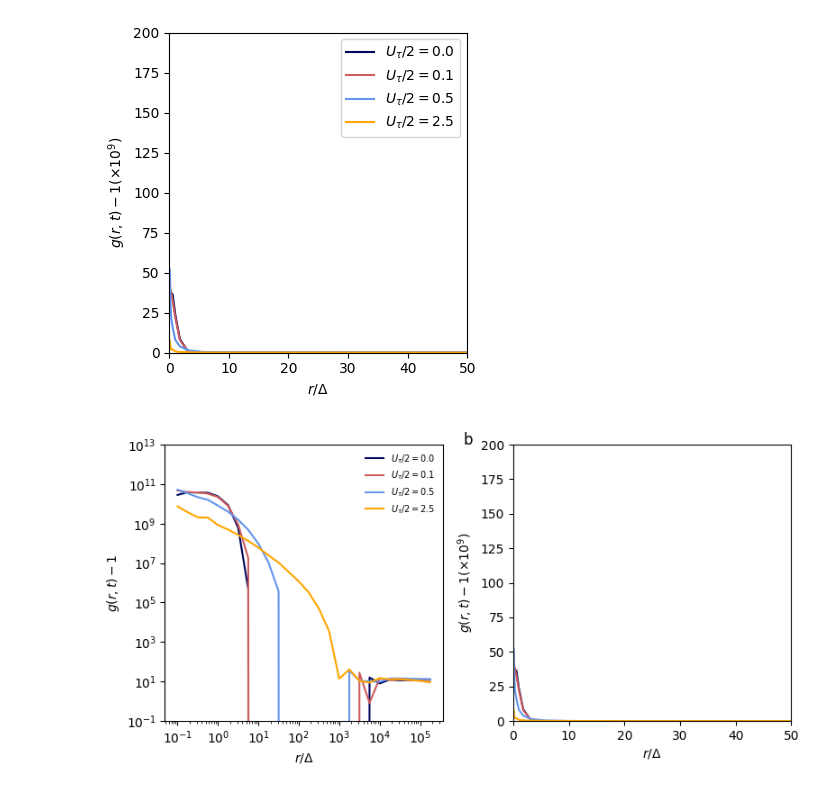
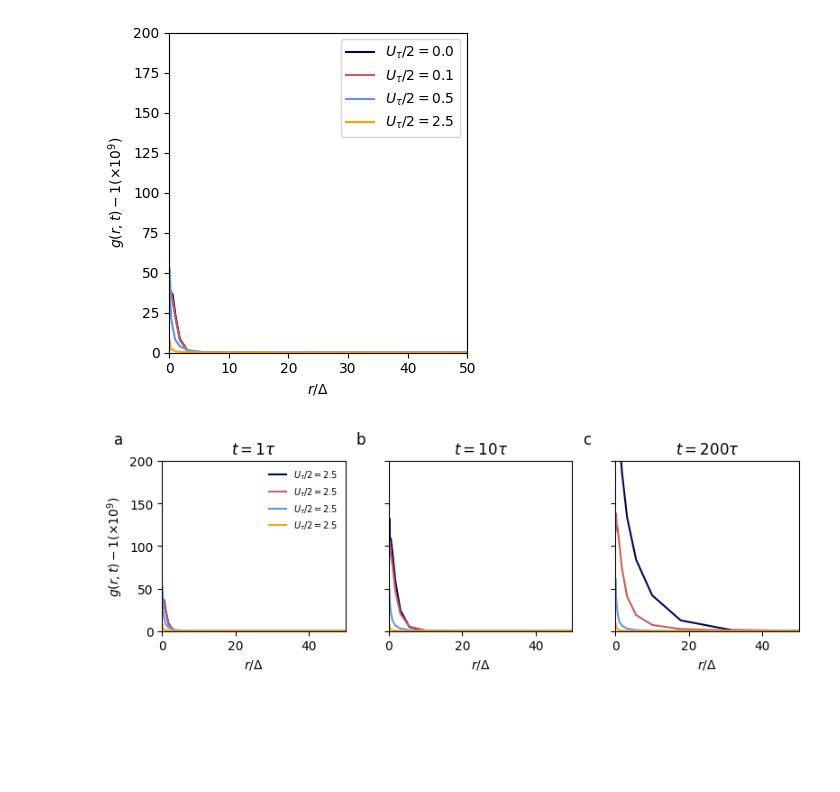
Before and after one commit to KatharinaBracher/Brownian-Bug-Model, a Jupyter notebook: figures.ipynb, the cells around one changed output. Drawn from its saved outputs; the diff is of its cells as text; code cells hidden in the pictures; blank space fills up the shorter version.

```diff
--- a/figures.ipynb
+++ b/figures.ipynb
@@ -274,49 +274,66 @@ plt.savefig('figures/histo_no_clustering.pdf', bbox_inches='tight')
 # %%
 Utot_list = [0.0, 0.1, 0.5, 2.5]
 gamma_list = [-2.82*10**(-15), 0.0264, 0.506, 2.43]
 
-results = np.load('data/results_histograms_short_1.npy', allow_pickle=True)
+results1 = np.load('data/results_histograms_short_1.npy', allow_pickle=True)
+results10 = np.load('data/results_histograms_short_10.npy', allow_pickle=True)
+results200 = np.load('data/results_histograms_short200.npy', allow_pickle=True)
 
 colours = ['#00065c', 'indianred', 'cornflowerblue', 'orange']
 
-fig, ax = plt.subplots(1,2, figsize=(8,4))
+fig, ax = plt.subplots(1,3, figsize=(8,3), sharex=True, sharey=True)
 
-#ax[0].plot(results[0,0], results[0,3], '--', color = 'k', label=f'Analytical Solution')
-for i, (radii, pcf_dx, pcf_dp, exact_sol) in enumerate(results):
-    colour = colours[i % len(colours)]
-    radii = np.array(radii)
-    pcf_dx = np.array(pcf_dx)
-    exact_sol = np.array(exact_sol)
-    Utot = Utot_list[i]
-    ax[0].loglog(radii, pcf_dx - 1, color=colour, label=f'$U_{{\\tau}}/2 = {Utot}$')
-    #ax[0].plot(radii, exact_sol, '--', color = colour)
-
-ax[0].set_xlabel(r'$r / \Delta$')
-ax[0].set_ylabel(r'$g(r, t) - 1$')
-ax[0].set_ylim(10**(-1), 10**13)
-#ax[0].title('Pair Correlation Function (log Scale)')
-ax[0].legend(fontsize='7', frameon=False)
-
-#ax[0].axline((0.5,0.8), (0.8, 0.5), linewidth=2, color='grey', transform=ax[0].transAxes, alpha=0.5)
-#ax[0].text(0.7, 0.65,'-2',transform=ax[0].transAxes,  fontdict=dict(fontsize=10))
-#ax[0].text(-0.25, 1,'a',transform=ax[0].transAxes,  fontdict=dict(fontsize=12))
-
-for i, (radii, pcf_dx, pcf_dp, exact_sol) in enumerate(results):
+for i, (radii, pcf_dx, pcf_dp, exact_sol) in enumerate(results1):
     colour = colours[i % len(colours)]
     radii = np.array(radii)
     pcf_dx = (np.array(pcf_dx) - 1) / 10**9
     exact_sol = np.array(exact_sol) / 10**9
-    ax[1].plot(radii, pcf_dx , color = colour, label=f'Numerical Results for U={Utot_list[i % len(colours)]}')
+    ax[0].plot(radii, pcf_dx , color = colour,label=f'$U_{{\\tau}}/2 = {Utot}$')
+    #ax[1].plot(radii, exact_sol, '--', color = colour, label=f'Analytical Solution for U={Utot_list[i % len(colours)]}')
+ax[0].set_xlim(0, 50)
+ax[0].set_ylim(0, 200)
+ax[0].set_xlabel(r'$r / \Delta$')
+ax[0].set_ylabel(r'$g(r, t) - 1 (\times 10^{9})$')
+ax[0].set_title(r'$t=1\tau$')
+
+#ax[1].set_title('Pair Correlation Function (Linear Scale)')
+ax[0].legend(fontsize='7', frameon=False)
+ax[0].text(-0.26, 1.1, 'a', transform=ax[0].transAxes, fontdict=dict(fontsize=12))
+
+
+for i, (radii, pcf_dx, pcf_dp, exact_sol) in enumerate(results10):
+    colour = colours[i % len(colours)]
+    radii = np.array(radii)
+    pcf_dx = (np.array(pcf_dx) - 1) / 10**9
+    exact_sol = np.array(exact_sol) / 10**9
+    ax[1].plot(radii, pcf_dx , color = colour, label=f'$U_{{\\tau}}/2 = {Utot}$')
     #ax[1].plot(radii, exact_sol, '--', color = colour, label=f'Analytical Solution for U={Utot_list[i % len(colours)]}')
 ax[1].set_xlim(0, 50)
 ax[1].set_ylim(0, 200)
 ax[1].set_xlabel(r'$r / \Delta$')
-ax[1].set_ylabel(r'$g(r, t) - 1 (\times 10^{9})$')
+ax[1].set_title(r'$t=10\tau$')
+#ax[1].set_ylabel(r'$g(r, t) - 1 (\times 10^{9})$')
 #ax[1].set_title('Pair Correlation Function (Linear Scale)')
 #ax[1].legend()
-ax[1].text(-0.18, 1, 'b', transform=ax[1].transAxes, fontdict=dict(fontsize=12))
+ax[1].text(-0.18, 1.1, 'b', transform=ax[1].transAxes, fontdict=dict(fontsize=12))
+
+for i, (radii, pcf_dx, pcf_dp, exact_sol) in enumerate(results200):
+    colour = colours[i % len(colours)]
+    radii = np.array(radii)
+    pcf_dx = (np.array(pcf_dx) - 1) / 10**9
+    exact_sol = np.array(exact_sol) / 10**9
+    ax[2].plot(radii, pcf_dx , color = colour, label=f'$U_{{\\tau}}/2 = {Utot}$')
+    #ax[1].plot(radii, exact_sol, '--', color = colour, label=f'Analytical Solution for U={Utot_list[i % len(colours)]}')
+ax[2].set_xlim(0, 50)
+ax[2].set_ylim(0, 200)
+ax[2].set_xlabel(r'$r / \Delta$')
+ax[2].set_title(r'$t=200\tau$')
+#ax[2].set_ylabel(r'$g(r, t) - 1 (\times 10^{9})$')
+#ax[1].set_title('Pair Correlation Function (Linear Scale)')
+#ax[1].legend()
+ax[2].text(-0.18, 1.1, 'c', transform=ax[2].transAxes, fontdict=dict(fontsize=12))
 
 plt.tight_layout()
-plt.savefig('figures/histo_t1.pdf', bbox_inches='tight')
+plt.savefig('figures/histo_evolution.pdf', bbox_inches='tight')
 # %% [output]
-[figure, old version]
+[figure, new version]
```
Also changed, not shown: 1 other file.
